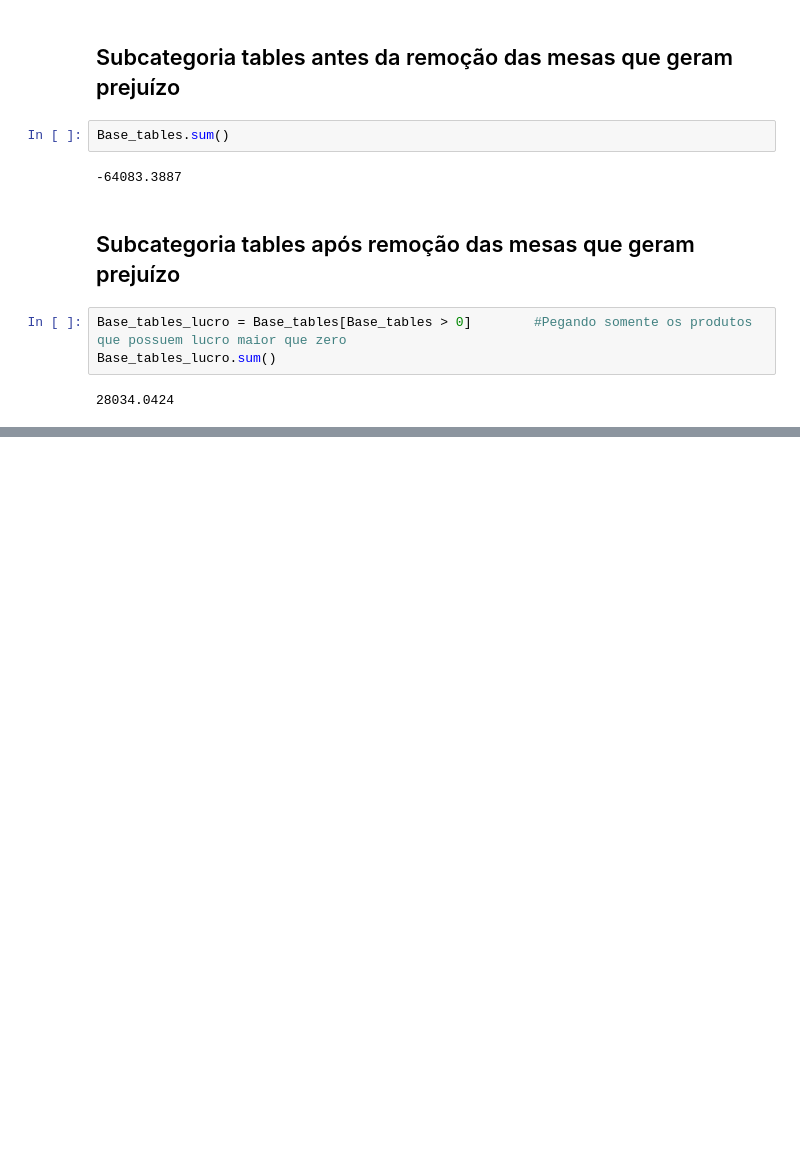
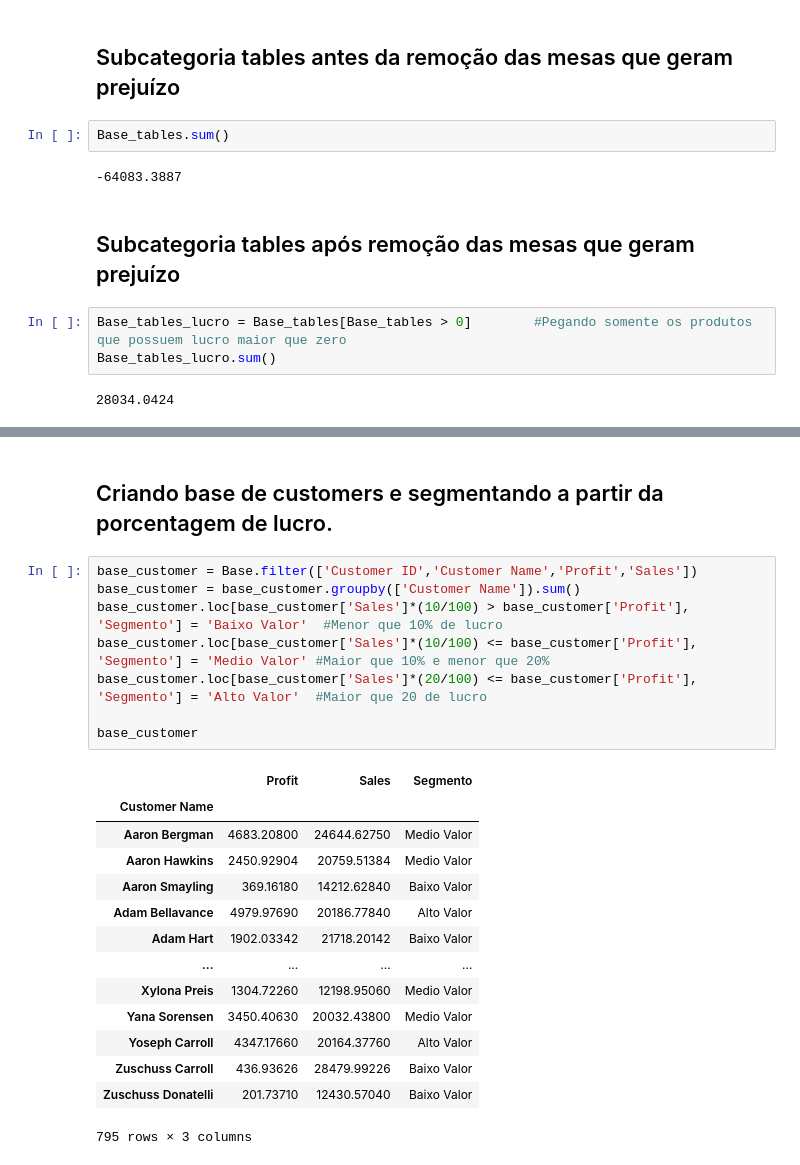
Before and after one commit to Vander-ST/SeminarioMBA, a Jupyter notebook: seminario2.ipynb, the cells around one changed output, grey strips where cells are left out. Cells and saved outputs as stored; diff of their text form; blank space fills up the shorter version.

```diff
--- a/seminario2.ipynb
+++ b/seminario2.ipynb
@@ -268,0 +287,25 @@ Base_tables_lucro.sum()
+# %% [markdown]
+## Criando base de customers e segmentando a partir da porcentagem de lucro.
+# %%
+base_customer = Base.filter(['Customer ID','Customer Name','Profit','Sales'])
+base_customer = base_customer.groupby(['Customer Name']).sum()
+base_customer.loc[base_customer['Sales']*(10/100) > base_customer['Profit'], 'Segmento'] = 'Baixo Valor'  #Menor que 10% de lucro
+base_customer.loc[base_customer['Sales']*(10/100) <= base_customer['Profit'], 'Segmento'] = 'Medio Valor' #Maior que 10% e menor que 20%
+base_customer.loc[base_customer['Sales']*(20/100) <= base_customer['Profit'], 'Segmento'] = 'Alto Valor'  #Maior que 20 de lucro
+
+base_customer
+# %% [output]
+|  | Profit | Sales | Segmento |
+| Customer Name |  |  |  |
+| Aaron Bergman | 4683.20800 | 24644.62750 | Medio Valor |
+| Aaron Hawkins | 2450.92904 | 20759.51384 | Medio Valor |
+| Aaron Smayling | 369.16180 | 14212.62840 | Baixo Valor |
+| Adam Bellavance | 4979.97690 | 20186.77840 | Alto Valor |
+| Adam Hart | 1902.03342 | 21718.20142 | Baixo Valor |
+| ... | ... | ... | ... |
+| Xylona Preis | 1304.72260 | 12198.95060 | Medio Valor |
+| Yana Sorensen | 3450.40630 | 20032.43800 | Medio Valor |
+| Yoseph Carroll | 4347.17660 | 20164.37760 | Alto Valor |
+| Zuschuss Carroll | 436.93626 | 28479.99226 | Baixo Valor |
+| Zuschuss Donatelli | 201.73710 | 12430.57040 | Baixo Valor |
+795 rows × 3 columns
```
Also changed, not shown: parts of 12 cells of this notebook.
